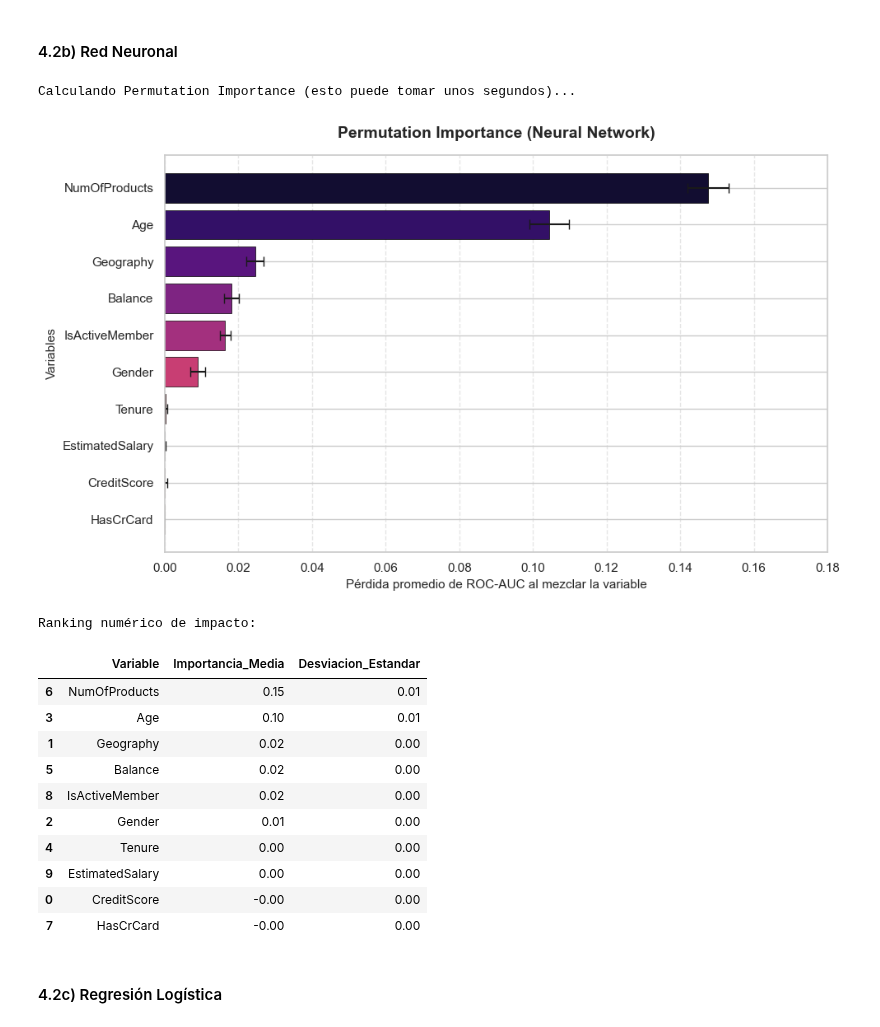
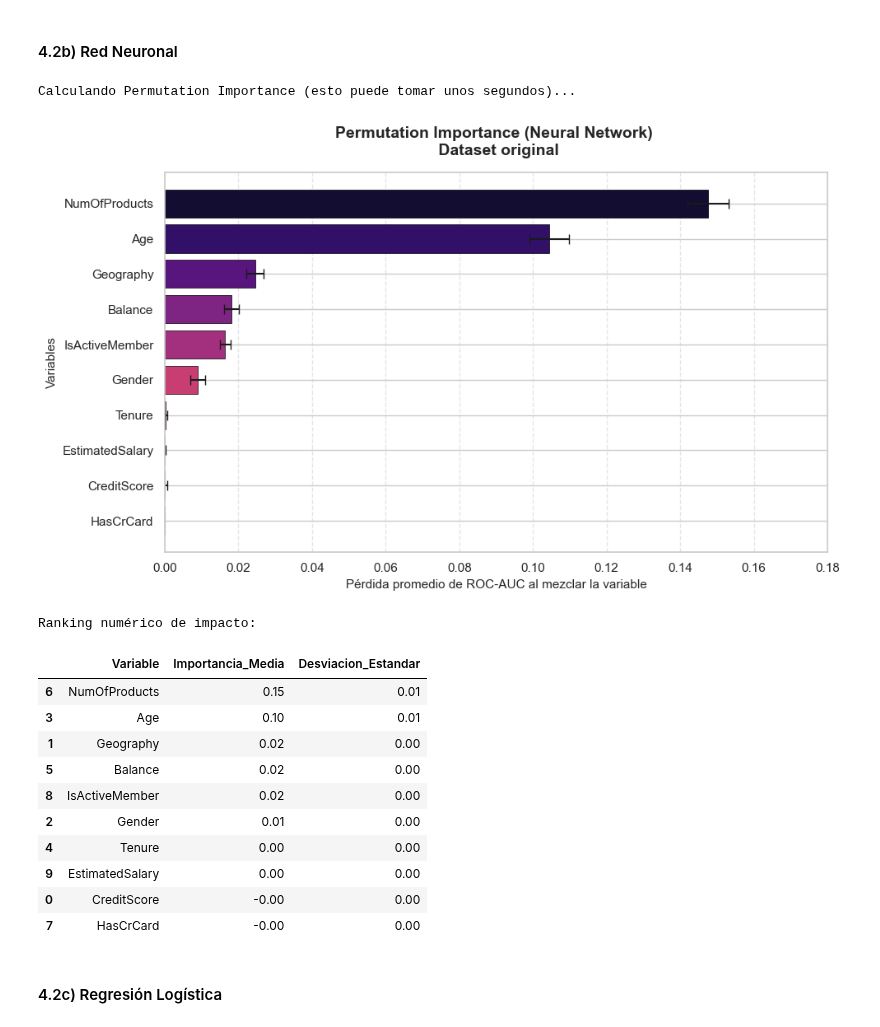
Before and after one commit to estebancardoso96/grupo_3, a Jupyter notebook: Principal_version_4.ipynb, the cells around one changed output. Drawn from its saved outputs; the diff is of its cells as text; code cells hidden in the pictures.

```diff
--- a/Principal_version_4.ipynb
+++ b/Principal_version_4.ipynb
@@ -476,8 +476,7 @@ param_grid_rf = {
     'clf__max_depth': [None, 10, 20],
     'clf__min_samples_split': [2, 5, 10],
     'clf__min_samples_leaf': [1, 2, 4],
-    'clf__max_features': ['sqrt', 'log2'],
-    'clf__class_weight': ['balanced']
+    'clf__max_features': ['sqrt', 'log2']
 }
 
 grid_rf = GridSearchCV(
@@ -867,35 +865,35 @@ df_importancia = df_importancia.sort_values(by='Importancia_Media', ascending=Fa
 
 # 3. Visualizar los resultados con un Barplot
 plt.figure(figsize=(10, 6))
 
 # Usamos matplotlib puro (plt.barh) que maneja perfectamente los errores pre-calculados (xerr)
 plt.barh(
     y=df_importancia['Variable'],
     width=df_importancia['Importancia_Media'],
     xerr=df_importancia['Desviacion_Estandar'],
     capsize=4,
     color=sns.color_palette('magma', len(df_importancia)),
     edgecolor='black',
     linewidth=0.5
 )
 
 # Invertir el eje Y para que la variable más importante quede en la parte superior
 plt.gca().invert_yaxis()
 
-plt.title('Permutation Importance (Neural Network)', fontsize=14, fontweight='bold', pad=15)
+plt.title('Permutation Importance (Neural Network) \n Dataset original', fontsize=14, fontweight='bold', pad=15)
 plt.xlabel('Pérdida promedio de ROC-AUC al mezclar la variable', fontsize=11)
 plt.ylabel('Variables', fontsize=11)
 plt.grid(axis='x', linestyle='--', alpha=0.5)
 plt.xlim(0, 0.18)
 plt.tight_layout()
 plt.show()
 
 # Mostrar la tabla exacta en pantalla
 print("Ranking numérico de impacto:")
 display(df_importancia)
 # %% [output]
 Calculando Permutation Importance (esto puede tomar unos segundos)...
-[figure, old version]
+[figure, new version]
 Ranking numérico de impacto:
 |  | Variable | Importancia_Media | Desviacion_Estandar |
 | 6 | NumOfProducts | 0.15 | 0.01 |
```
Also changed, not shown: parts of 28 cells of this notebook.
